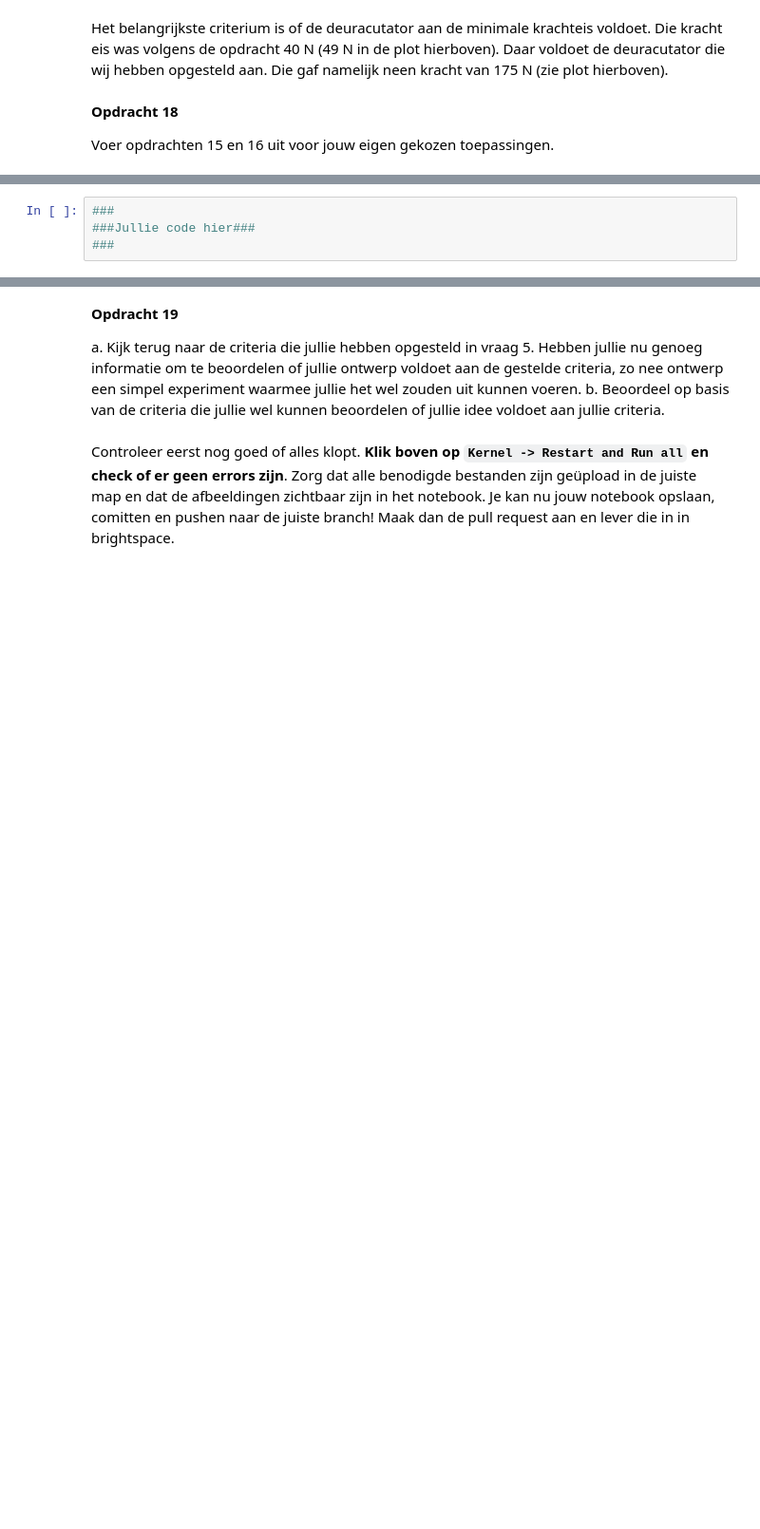
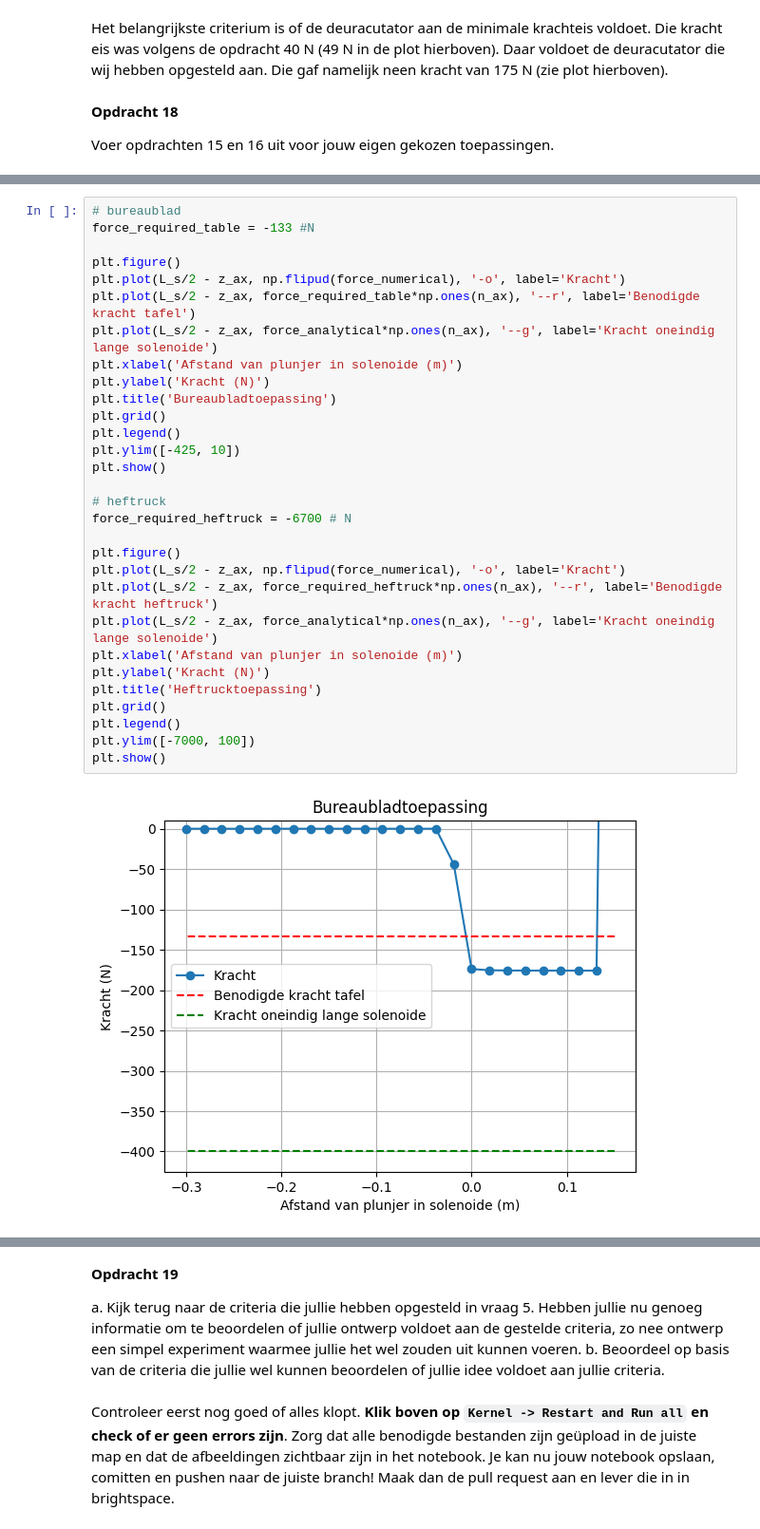
Before and after one commit to HugoRuttenTU/opdrachten-DEF-D, a Jupyter notebook: 2KrachtactuatorOpdracht/2KrachtactuatorOpdracht/KrachtactuatorOpdracht.ipynb, the cells around one changed output, grey strips where cells are left out. Shown at 95% size. Drawn from its saved outputs; the diff is of its cells as text; blank space fills up the shorter version.

```diff
--- a/2KrachtactuatorOpdracht/2KrachtactuatorOpdracht/KrachtactuatorOpdracht.ipynb
+++ b/2KrachtactuatorOpdracht/2KrachtactuatorOpdracht/KrachtactuatorOpdracht.ipynb
@@ -554,4 +556,32 @@ Voer opdrachten 15 en 16 uit voor jouw eigen gekozen toepassingen.
 # %%
-###
-###Jullie code hier###
-###
+# bureaublad
+force_required_table = -133 #N
+
+plt.figure()
+plt.plot(L_s/2 - z_ax, np.flipud(force_numerical), '-o', label='Kracht')
+plt.plot(L_s/2 - z_ax, force_required_table*np.ones(n_ax), '--r', label='Benodigde kracht tafel')
+plt.plot(L_s/2 - z_ax, force_analytical*np.ones(n_ax), '--g', label='Kracht oneindig lange solenoide')
+plt.xlabel('Afstand van plunjer in solenoide (m)')
+plt.ylabel('Kracht (N)')
+plt.title('Bureaubladtoepassing')
+plt.grid()
+plt.legend()
+plt.ylim([-425, 10])
+plt.show()
+
+# heftruck
+force_required_heftruck = -6700 # N
+
+plt.figure()
+plt.plot(L_s/2 - z_ax, np.flipud(force_numerical), '-o', label='Kracht')
+plt.plot(L_s/2 - z_ax, force_required_heftruck*np.ones(n_ax), '--r', label='Benodigde kracht heftruck')
+plt.plot(L_s/2 - z_ax, force_analytical*np.ones(n_ax), '--g', label='Kracht oneindig lange solenoide')
+plt.xlabel('Afstand van plunjer in solenoide (m)')
+plt.ylabel('Kracht (N)')
+plt.title('Heftrucktoepassing')
+plt.grid()
+plt.legend()
+plt.ylim([-7000, 100])
+plt.show()
+# %% [output]
+[figure, added]
```
Also changed, not shown: parts of 8 cells of this notebook.
